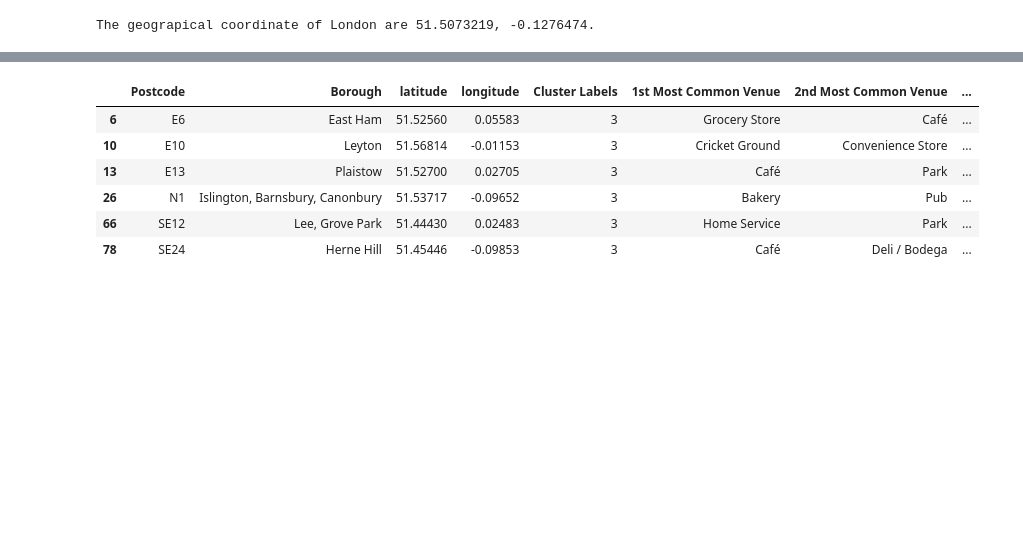
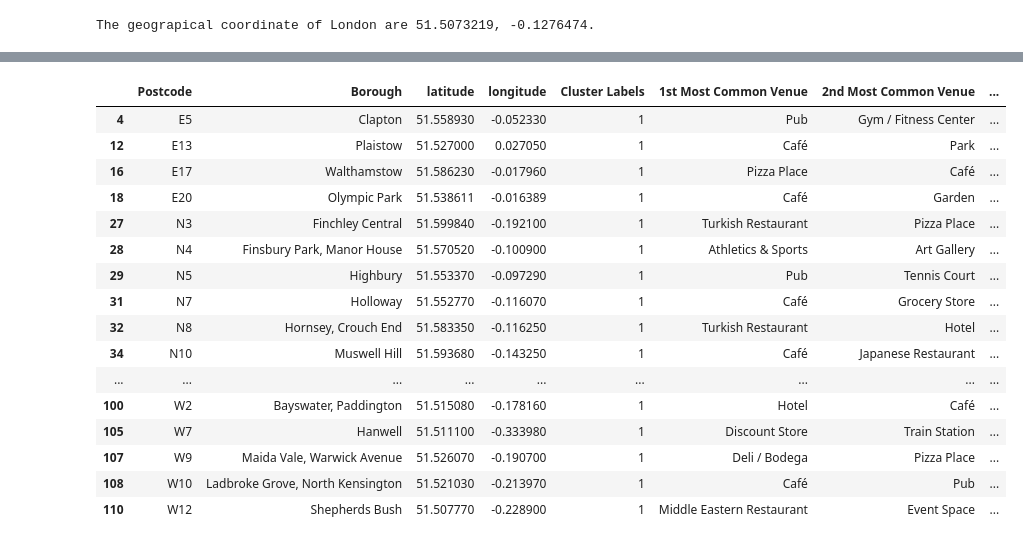
Before and after one commit to bhangu007/Coursera_Capstone, a Jupyter notebook: Capstone Final Assignment - New London Restaurant.ipynb, the cells around one changed output, grey strips where cells are left out. Cells and saved outputs as stored; diff of their text form; code cells hidden in the pictures; blank space fills up the shorter version.

```diff
--- a/Capstone Final Assignment - New London Restaurant.ipynb
+++ b/Capstone Final Assignment - New London Restaurant.ipynb
@@ -515,32 +468,22 @@ london_merged_target
-# %%
-# filter further to target boroughs which do not have 'Restaurant' in any of their top 10 most common venues.
-
-london_merged_target_2 = london_merged_target[~london_merged_target['1st Most Common Venue'].str.contains("Restaurant")]
-
-london_merged_target_3 = london_merged_target_2[~london_merged_target_2['2nd Most Common Venue'].str.contains("Restaurant")]
-
-london_merged_target_4 = london_merged_target_3[~london_merged_target_3['3rd Most Common Venue'].str.contains("Restaurant")]
-
-london_merged_target_5 = london_merged_target_4[~london_merged_target_4['4th Most Common Venue'].str.contains("Restaurant")]
-
-london_merged_target_6 = london_merged_target_5[~london_merged_target_5['5th Most Common Venue'].str.contains("Restaurant")]
-
-london_merged_target_7 = london_merged_target_6[~london_merged_target_6['6th Most Common Venue'].str.contains("Restaurant")]
-
-london_merged_target_8 = london_merged_target_7[~london_merged_target_7['7th Most Common Venue'].str.contains("Restaurant")]
-
-london_merged_target_9 = london_merged_target_8[~london_merged_target_8['8th Most Common Venue'].str.contains("Restaurant")]
-
-london_merged_target_10 = london_merged_target_9[~london_merged_target_9['9th Most Common Venue'].str.contains("Restaurant")]
-
-london_merged_target_final = london_merged_target_10[~london_merged_target_10['10th Most Common Venue'].str.contains("Restaurant")]
-
-london_merged_target_final
-# %% [output]
-|  | Postcode | Borough | latitude | longitude | Cluster Labels | 1st Most Common Venue | 2nd Most Common Venue | ... |
-| 6 | E6 | East Ham | 51.52560 | 0.05583 | 3 | Grocery Store | Café | ... |
-| 10 | E10 | Leyton | 51.56814 | -0.01153 | 3 | Cricket Ground | Convenience Store | ... |
-| 13 | E13 | Plaistow | 51.52700 | 0.02705 | 3 | Café | Park | ... |
-| 26 | N1 | Islington, Barnsbury, Canonbury | 51.53717 | -0.09652 | 3 | Bakery | Pub | ... |
-| 66 | SE12 | Lee, Grove Park | 51.44430 | 0.02483 | 3 | Home Service | Park | ... |
-| 78 | SE24 | Herne Hill | 51.45446 | -0.09853 | 3 | Café | Deli / Bodega | ... |
+# %%
+# filter down to boroughs in same cluster as 'West Hampstead' - Cluster 1
+
+london_merged.loc[london_merged['Cluster Labels'] == 1]
+# %% [output]
+|  | Postcode | Borough | latitude | longitude | Cluster Labels | 1st Most Common Venue | 2nd Most Common Venue | ... |
+| 4 | E5 | Clapton | 51.558930 | -0.052330 | 1 | Pub | Gym / Fitness Center | ... |
+| 12 | E13 | Plaistow | 51.527000 | 0.027050 | 1 | Café | Park | ... |
+| 16 | E17 | Walthamstow | 51.586230 | -0.017960 | 1 | Pizza Place | Café | ... |
+| 18 | E20 | Olympic Park | 51.538611 | -0.016389 | 1 | Café | Garden | ... |
+| 27 | N3 | Finchley Central | 51.599840 | -0.192100 | 1 | Turkish Restaurant | Pizza Place | ... |
+| 28 | N4 | Finsbury Park, Manor House | 51.570520 | -0.100900 | 1 | Athletics & Sports | Art Gallery | ... |
+| 29 | N5 | Highbury | 51.553370 | -0.097290 | 1 | Pub | Tennis Court | ... |
+| 31 | N7 | Holloway | 51.552770 | -0.116070 | 1 | Café | Grocery Store | ... |
+| 32 | N8 | Hornsey, Crouch End | 51.583350 | -0.116250 | 1 | Turkish Restaurant | Hotel | ... |
+| 34 | N10 | Muswell Hill | 51.593680 | -0.143250 | 1 | Café | Japanese Restaurant | ... |
+| ... | ... | ... | ... | ... | ... | ... | ... | ... |
+| 100 | W2 | Bayswater, Paddington | 51.515080 | -0.178160 | 1 | Hotel | Café | ... |
+| 105 | W7 | Hanwell | 51.511100 | -0.333980 | 1 | Discount Store | Train Station | ... |
+| 107 | W9 | Maida Vale, Warwick Avenue | 51.526070 | -0.190700 | 1 | Deli / Bodega | Pizza Place | ... |
+| 108 | W10 | Ladbroke Grove, North Kensington | 51.521030 | -0.213970 | 1 | Café | Pub | ... |
+| 110 | W12 | Shepherds Bush | 51.507770 | -0.228900 | 1 | Middle Eastern Restaurant | Event Space | ... |
```
Also changed, not shown: parts of 15 cells of this notebook.
